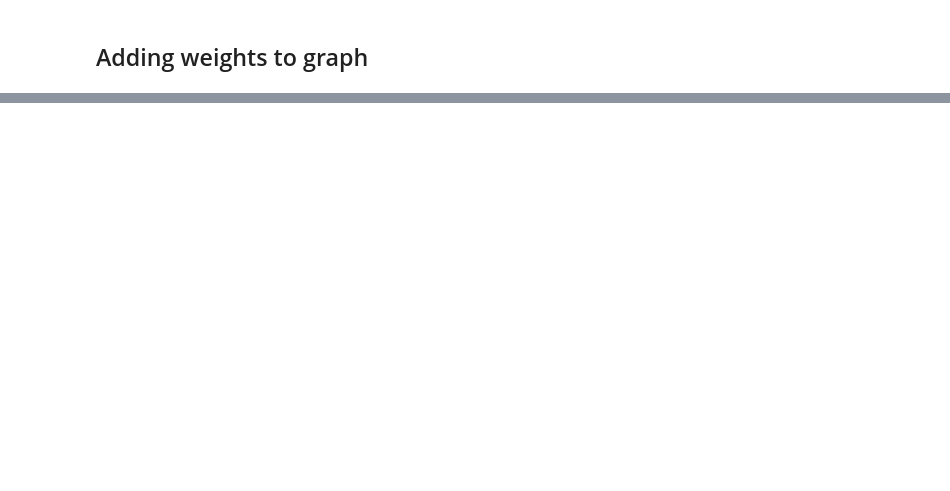
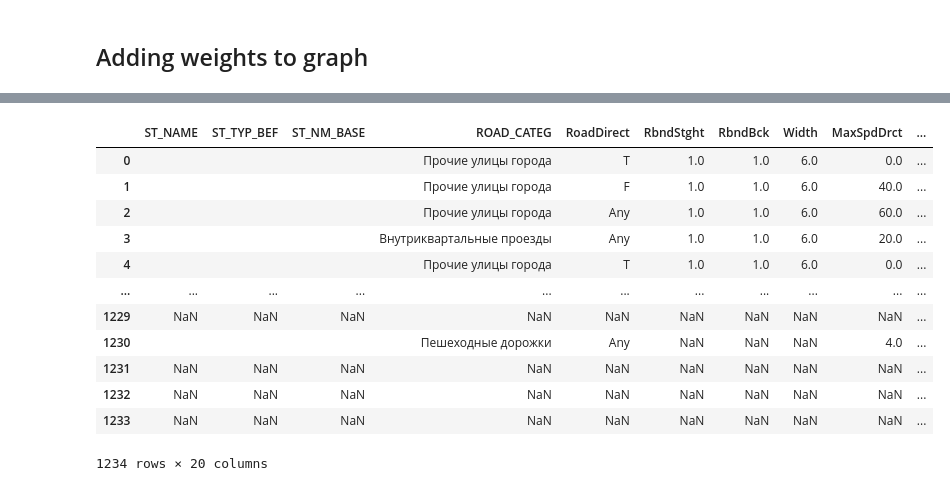
Before and after one commit to Chebart/AI_working_tool_for_urban_development_data, a Jupyter notebook: ml/graph_builder.ipynb, the cells around one changed output, grey strips where cells are left out. Drawn from its saved outputs; the diff is of its cells as text; code cells hidden in the pictures; blank space fills up the shorter version.

```diff
--- a/ml/graph_builder.ipynb
+++ b/ml/graph_builder.ipynb
@@ -385,0 +407,16 @@ G = pickle.load(open('graph_dump.pickle', 'rb'))
+# %%
+edges
+# %% [output]
+|  | ST_NAME | ST_TYP_BEF | ST_NM_BASE | ROAD_CATEG | RoadDirect | RbndStght | RbndBck | Width | MaxSpdDrct | ... |
+| 0 |  |  |  | Прочие улицы города | T | 1.0 | 1.0 | 6.0 | 0.0 | ... |
+| 1 |  |  |  | Прочие улицы города | F | 1.0 | 1.0 | 6.0 | 40.0 | ... |
+| 2 |  |  |  | Прочие улицы города | Any | 1.0 | 1.0 | 6.0 | 60.0 | ... |
+| 3 |  |  |  | Внутриквартальные проезды | Any | 1.0 | 1.0 | 6.0 | 20.0 | ... |
+| 4 |  |  |  | Прочие улицы города | T | 1.0 | 1.0 | 6.0 | 0.0 | ... |
+| ... | ... | ... | ... | ... | ... | ... | ... | ... | ... | ... |
+| 1229 | NaN | NaN | NaN | NaN | NaN | NaN | NaN | NaN | NaN | ... |
+| 1230 |  |  |  | Пешеходные дорожки | Any | NaN | NaN | NaN | 4.0 | ... |
+| 1231 | NaN | NaN | NaN | NaN | NaN | NaN | NaN | NaN | NaN | ... |
+| 1232 | NaN | NaN | NaN | NaN | NaN | NaN | NaN | NaN | NaN | ... |
+| 1233 | NaN | NaN | NaN | NaN | NaN | NaN | NaN | NaN | NaN | ... |
+1234 rows × 20 columns
```
Also changed, not shown: parts of 14 cells of this notebook.
